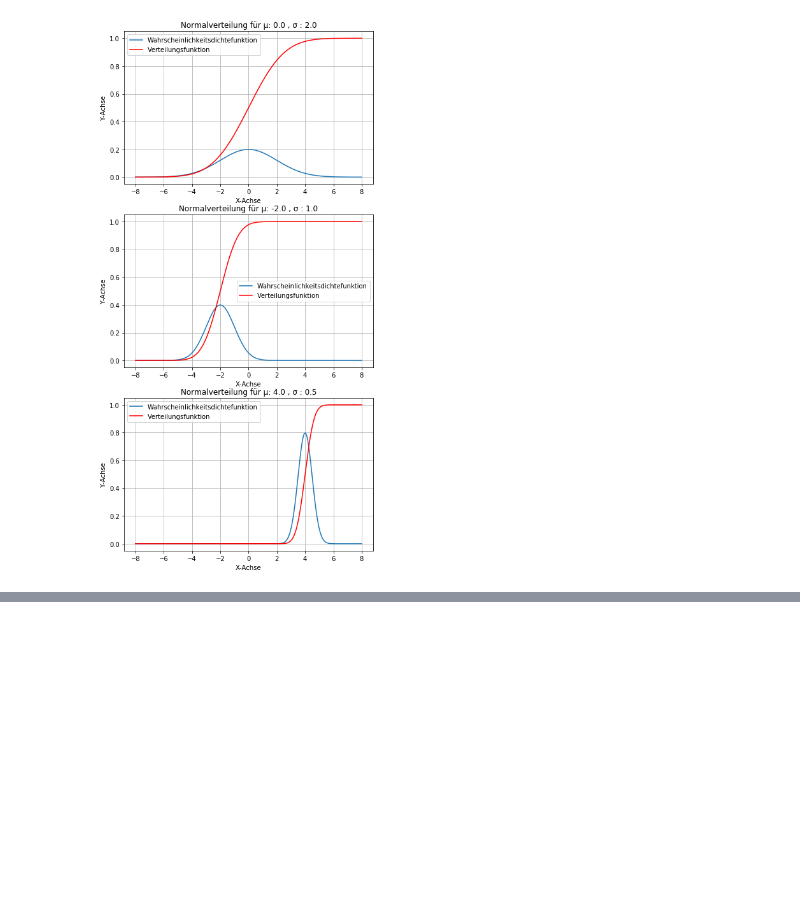
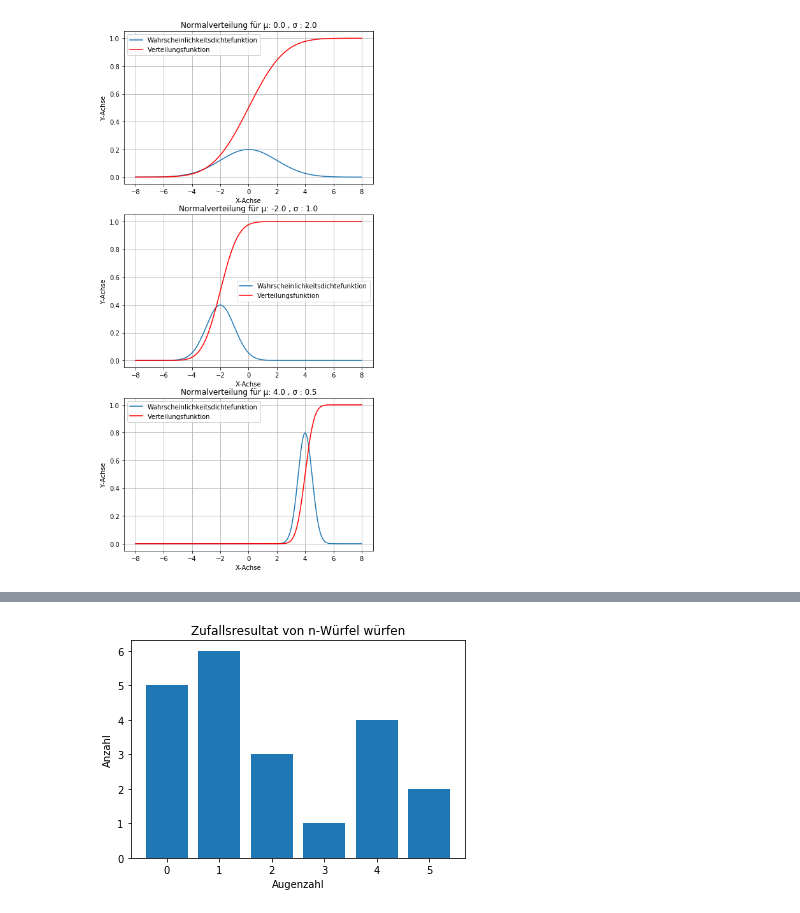
Before and after one commit to cheorges/Analysis-With-Python, a Jupyter notebook: Erstellung von Graphiken mit Matplotlib.ipynb, the cells around one changed output, grey strips where cells are left out. Cells and saved outputs as stored; diff of their text form; code cells hidden in the pictures; blank space fills up the shorter version.

```diff
--- a/Erstellung von Graphiken mit Matplotlib.ipynb
+++ b/Erstellung von Graphiken mit Matplotlib.ipynb
@@ -176,0 +175,22 @@ plt.show()
+# %%
+def wurf(n):
+    """ Generiert n-Würfel würfe
+    :param int n: Anzahl an würfen die durchgeführt werden
+    :return array: Generiten n-Würfel Resultate
+    """
+
+    return np.random.randint(low=1, high=7, size=n)
+# %%
+import collections
+
+plt.title('Zufallsresultat von n-Würfel würfen')
+plt.xlabel('Augenzahl')
+plt.ylabel('Anzahl')
+
+val = collections.Counter(wurf(100))
+
+plt.bar(np.arange(6), val)
+
+plt.show()
+# %% [output]
+[figure, added]
```
Also changed, not shown: parts of 7 cells of this notebook.
